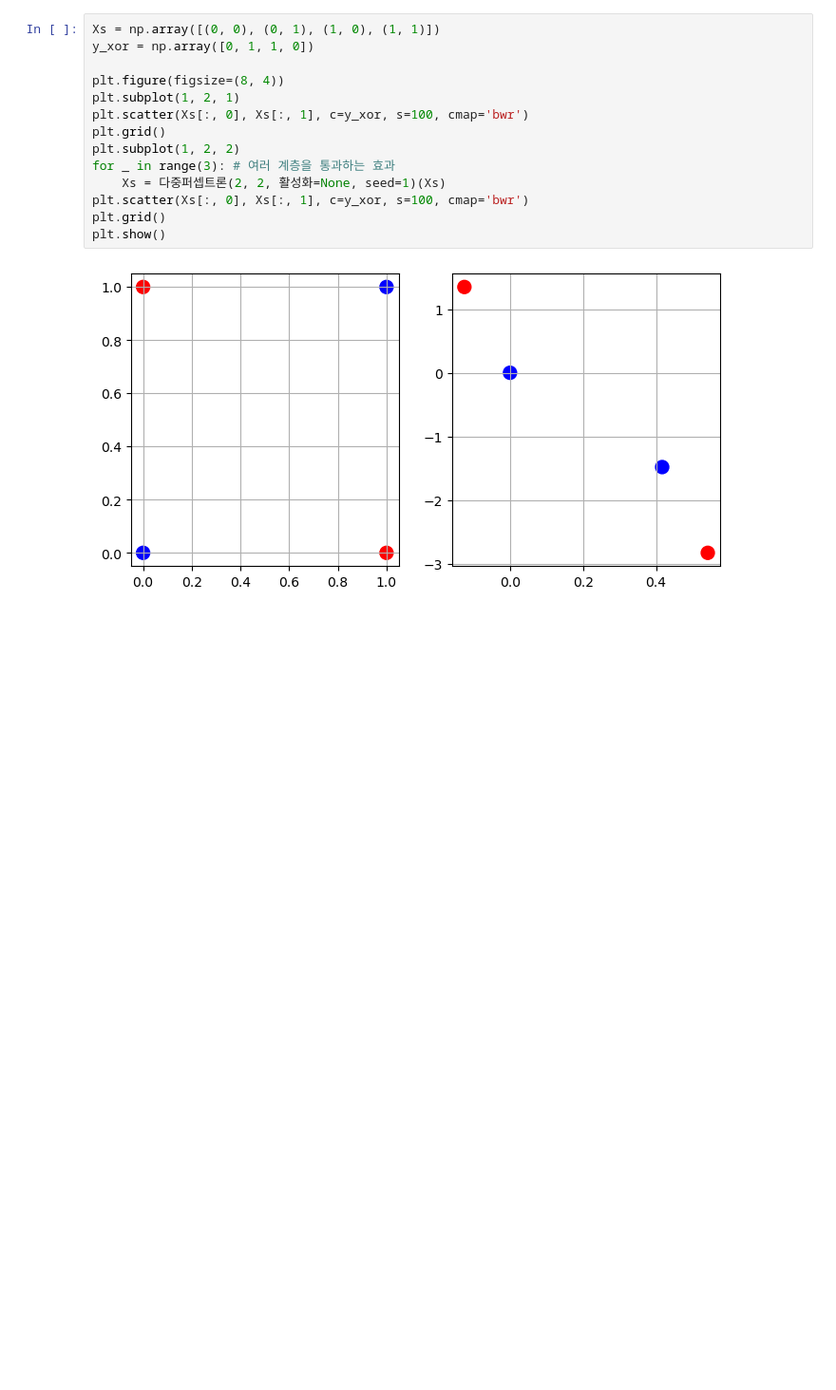
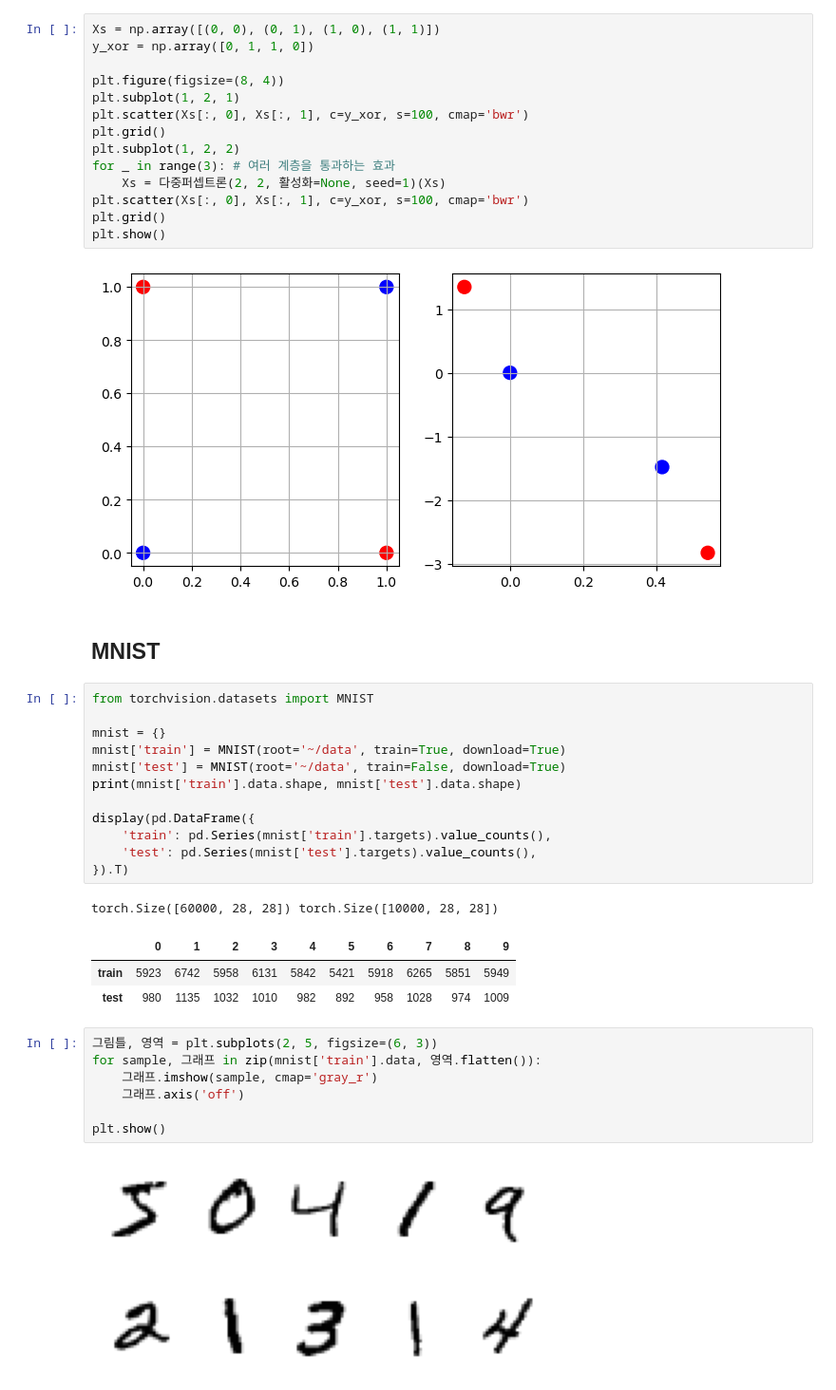
Before and after one commit to rebirther00/pydeep_multicam, a Jupyter notebook: Day3-SJ.ipynb, the cells around one changed output. Shown at 95% size. Cells and saved outputs as stored; diff of their text form; blank space fills up the shorter version.

```diff
--- a/Day3-SJ.ipynb
+++ b/Day3-SJ.ipynb
@@ -317,3 +318,31 @@ plt.grid()
 plt.show()
 # %% [output]
 [figure]
+# %% [markdown]
+## MNIST
+# %%
+from torchvision.datasets import MNIST
+
+mnist = {}
+mnist['train'] = MNIST(root='~/data', train=True, download=True)
+mnist['test'] = MNIST(root='~/data', train=False, download=True)
+print(mnist['train'].data.shape, mnist['test'].data.shape)
+
+display(pd.DataFrame({
+    'train': pd.Series(mnist['train'].targets).value_counts(),
+    'test': pd.Series(mnist['test'].targets).value_counts(),
+}).T)
+# %% [output]
+torch.Size([60000, 28, 28]) torch.Size([10000, 28, 28])
+|  | 0 | 1 | 2 | 3 | 4 | 5 | 6 | 7 | 8 | 9 |
+| train | 5923 | 6742 | 5958 | 6131 | 5842 | 5421 | 5918 | 6265 | 5851 | 5949 |
+| test | 980 | 1135 | 1032 | 1010 | 982 | 892 | 958 | 1028 | 974 | 1009 |
+# %%
+그림틀, 영역 = plt.subplots(2, 5, figsize=(6, 3))
+for sample, 그래프 in zip(mnist['train'].data, 영역.flatten()):
+    그래프.imshow(sample, cmap='gray_r')
+    그래프.axis('off')
+
+plt.show()
+# %% [output]
+[figure, added]
```
Also changed, not shown: parts of 12 cells of this notebook, 2 other files.
